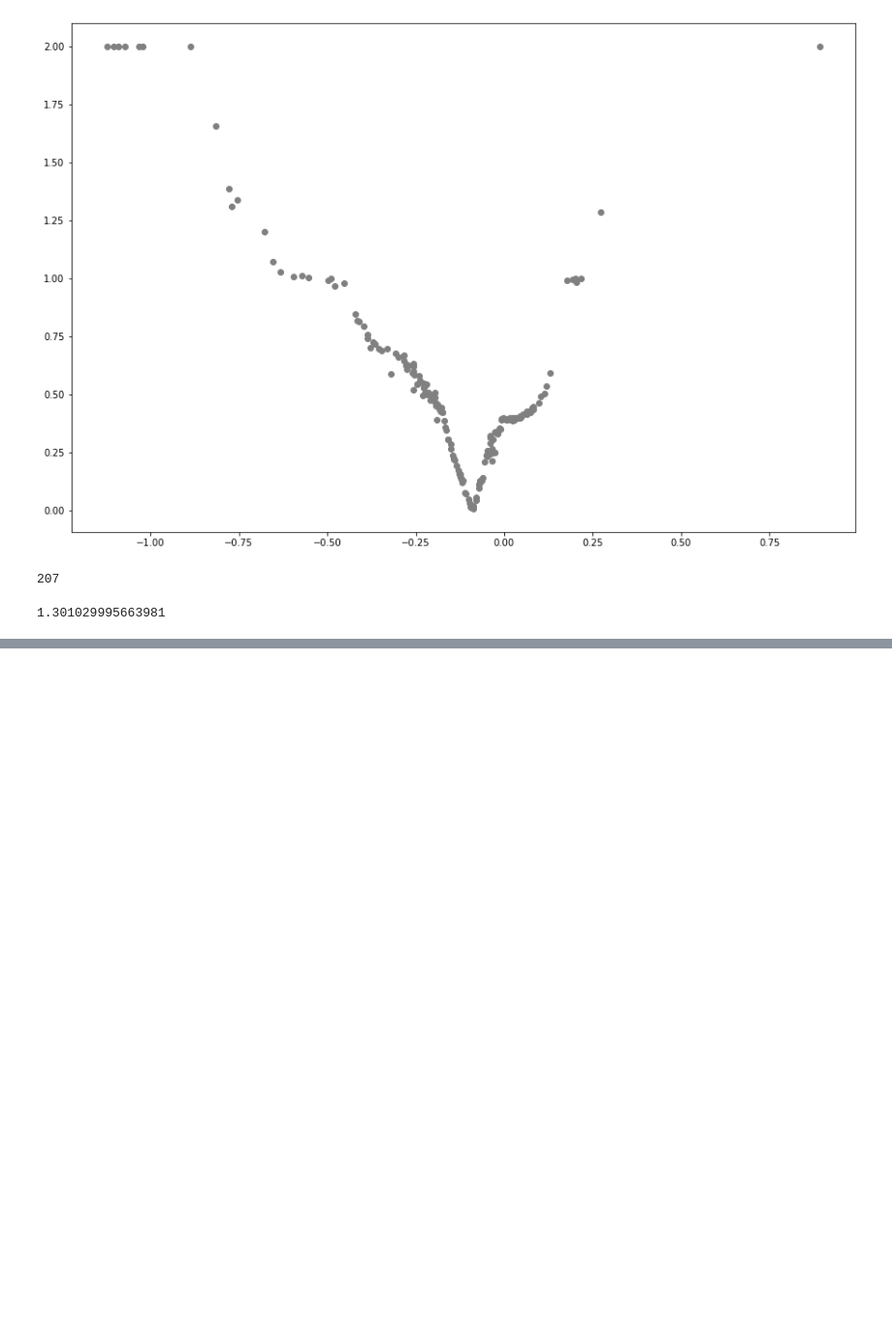
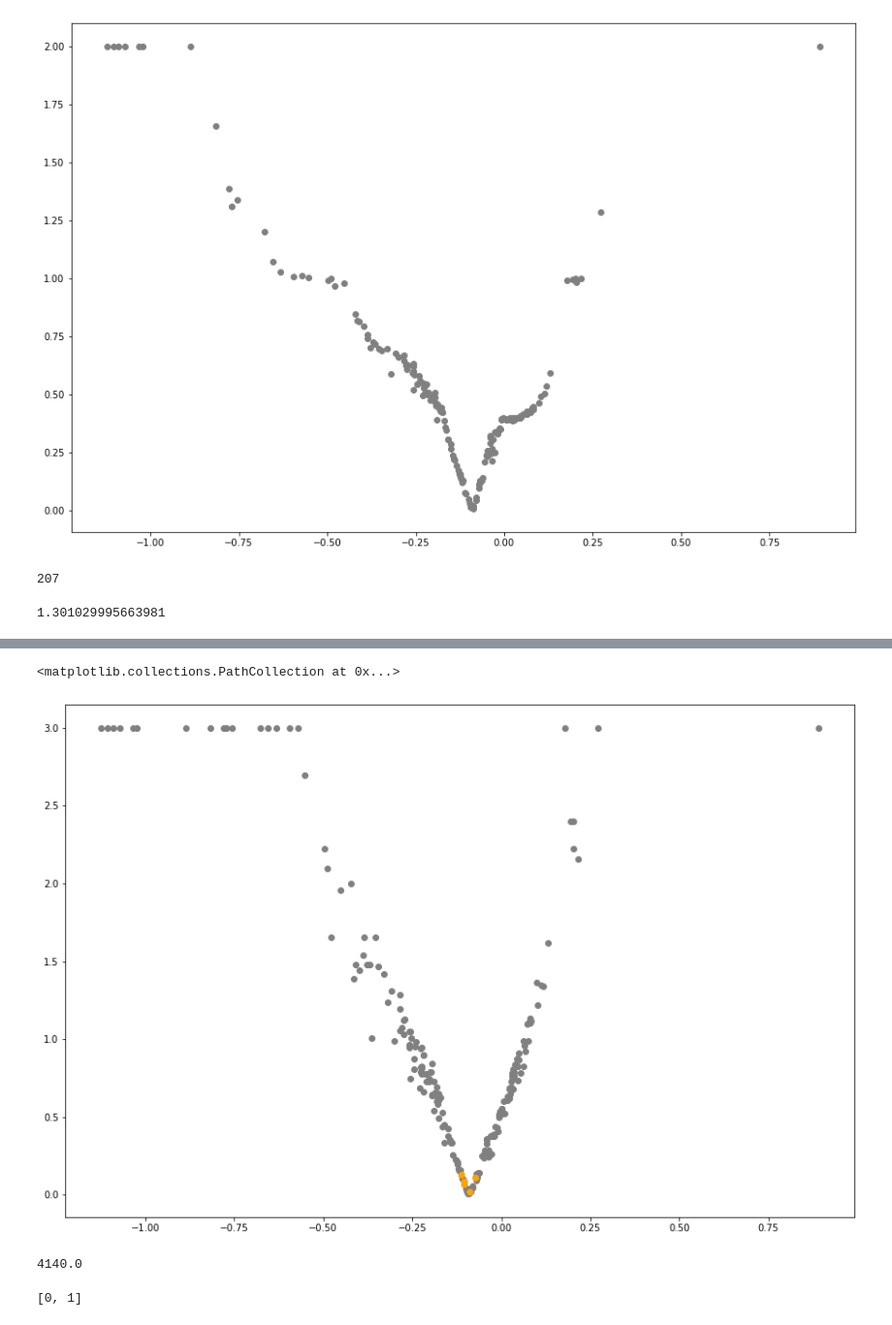
Before and after one commit to joandrews33/bootstrapping, a Jupyter notebook: snakemake/Testing.ipynb, the cells around one changed output, grey strips where cells are left out. Shown: that part at 97% size. Saved outputs shown, nothing was run; the diff lists cells and outputs as text; code cells hidden in the pictures; blank space fills up the shorter version.

```diff
--- a/snakemake/Testing.ipynb
+++ b/snakemake/Testing.ipynb
@@ -569,0 +726,20 @@ len(df_volcano)
+# %%
+target_feature = 'dapi_fus_corr_cell'
+target_screen = 'secondary_untreated'
+clipping = 1E-3
+
+
+figure = plt.figure(figsize=(15,10))
+plt.scatter(df_volcano[target_feature],-np.log(df_volcano['p_'+target_feature].clip(clipping))/np.log(10),color='gray')
+plt.scatter(df_volcano.query('gene_symbol in @pseudo_genes')[target_feature],-np.log(df_volcano.query('gene_symbol in @pseudo_genes')['p_'+target_feature].clip(clipping))/np.log(10),color='orange')
+# %% [output]
+<matplotlib.collections.PathCollection at 0x...>
+[figure, added]
+# %%
+len(df_volcano)/0.05
+# %% [output]
+4140.0
+# %%
+[x for x in range(int(11/4))]
+# %% [output]
+[0, 1]
```
Also changed, not shown: parts of 23 cells of this notebook.
